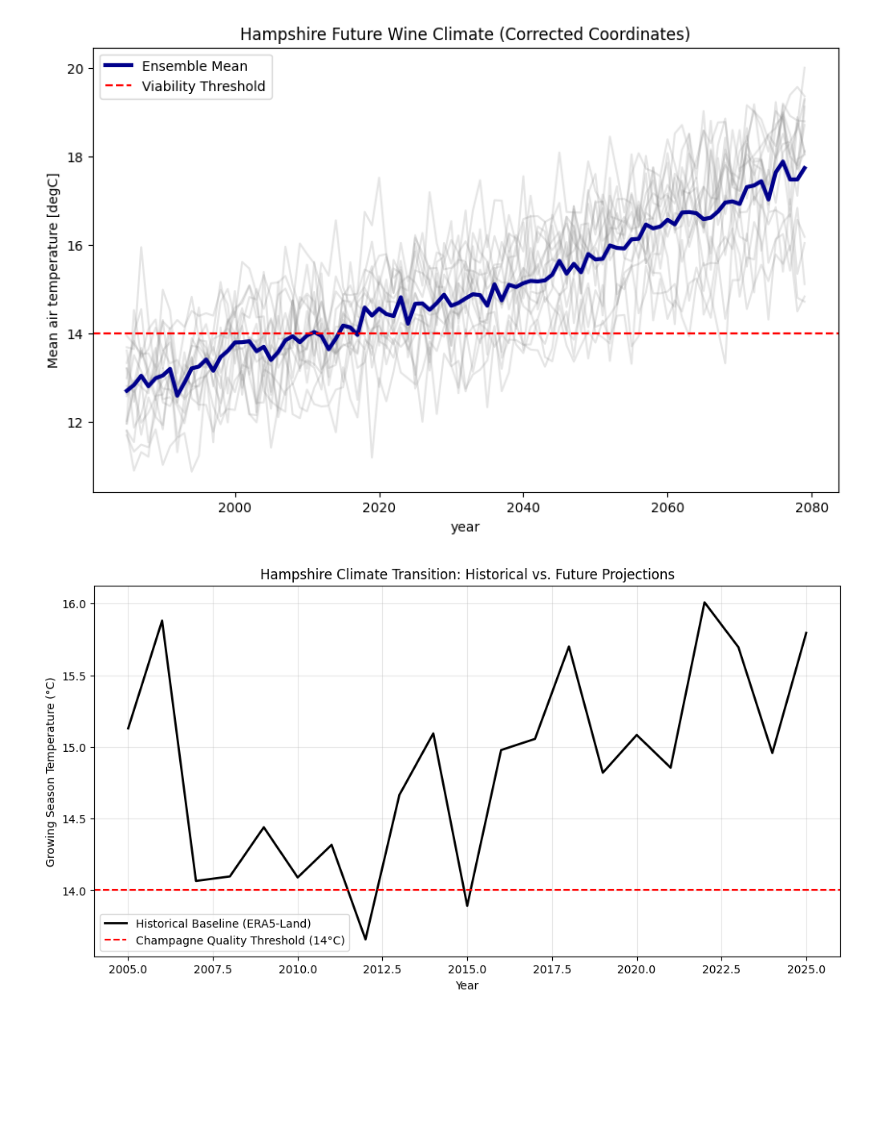
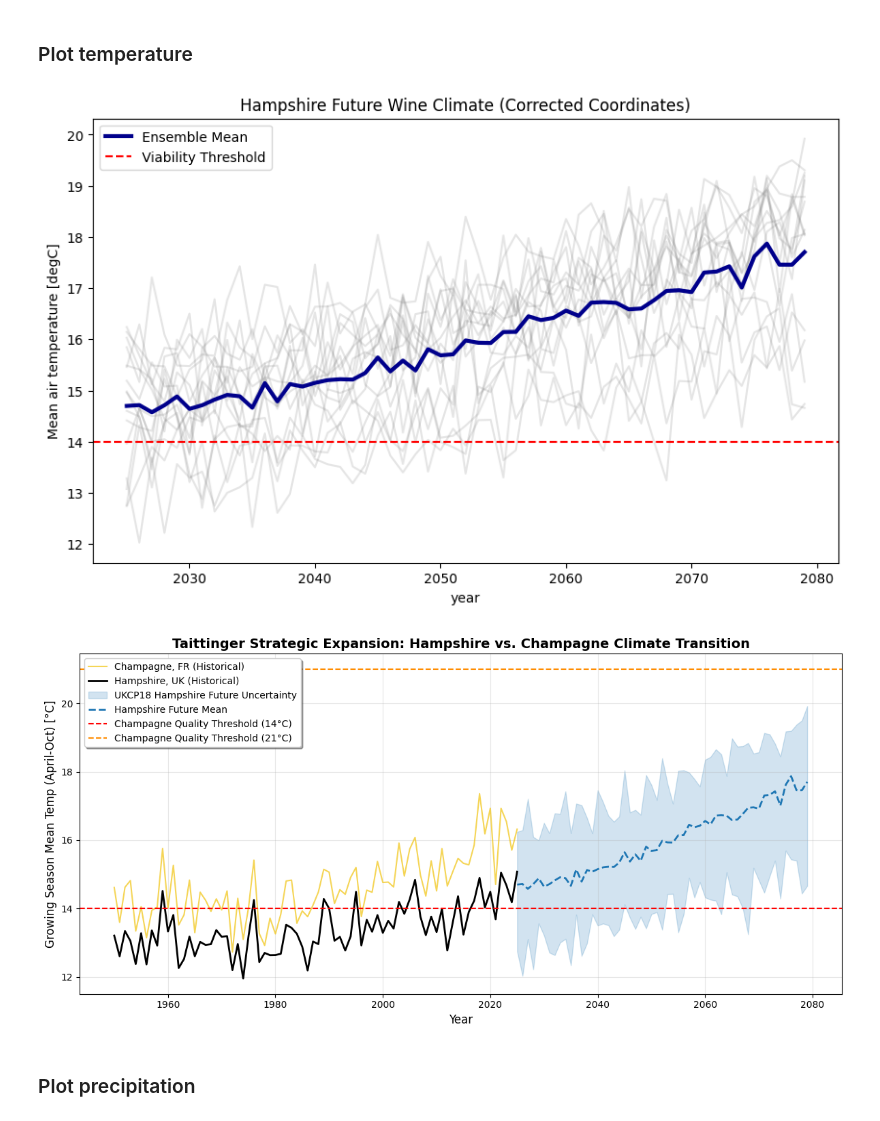
Before and after one commit to ada-th25/environmental-data-week1, a Jupyter notebook: winery_project.ipynb, the cells around one changed output. Cells and saved outputs as stored; diff of their text form; code cells hidden in the pictures; blank space fills up the shorter version.

Commit message:
Temp plot

```diff
--- a/winery_project.ipynb
+++ b/winery_project.ipynb
@@ -86,10 +214,12 @@ annual_gst_hist = gst_hist.mean(dim=['latitude', 'longitude']).groupby('time.yea
+# %% [markdown]
+### Plot temperature
 # %%
-
 # Load file
-ds = xr.open_dataset('/Users/th25/Downloads/UKCP-output/2026-01-06T14-43-25.nc')
+hampshire_projection = xr.open_dataset('/Users/th25/Downloads/UKCP-hampshire-projection/hampshire-projection.nc')
+champagne_projection = xr.open_dataset('/Users/th25/Downloads/champagne-temp-projection/champagne-temp-projection.nc')
 
 # Corrected Spatial Averaging
-ds_hampshire = ds.mean(dim=['projection_x_coordinate', 'projection_y_coordinate'])
+ds_hampshire = hampshire_projection.mean(dim=['projection_x_coordinate', 'projection_y_coordinate'])
 
 # Handle Units
 # Check if data is in Kelvin and convert to Celsius if needed
@@ -102,37 +232,64 @@ ds_gs = ds_hampshire.sel(time=ds_hampshire.time.dt.month.isin(range(4, 11)))
 
 # Annual Growing Season Temperature (GST)
 # We use 'ensemble_member' as the dimension name from your error message
-annual_gst = ds_gs.groupby('time.year').mean(dim='time')
+hampshire_future = ds_gs.groupby('time.year').mean(dim='time')
 
 plt.figure(figsize=(10, 6))
-for m in annual_gst.ensemble_member:
-    plt.plot(annual_gst.year, annual_gst.sel(ensemble_member=m).tas, color='gray', alpha=0.2)
-
-annual_gst.mean(dim='ensemble_member').tas.plot(color='darkblue', lw=3, label='Ensemble Mean')
+for m in hampshire_future.ensemble_member:
+    plt.plot(hampshire_future.year, hampshire_future.sel(ensemble_member=m).tas, color='gray', alpha=0.2)
+hampshire_future.mean(dim='ensemble_member').tas.plot(color='darkblue', lw=3, label='Ensemble Mean')
 plt.axhline(14.0, color='red', ls='--', label='Viability Threshold')
 plt.title("Hampshire Future Wine Climate (Corrected Coordinates)")
 plt.legend()
 plt.show()
 # %% [output]
-[figure, old version]
+[figure, new version]
+# %%
+hampshire_future = hampshire_future.rename({'tas': 'temp_c'})
+
+future_mean = hampshire_future.mean(dim='ensemble_member')
+future_min = hampshire_future.min(dim='ensemble_member')
+future_max = hampshire_future.max(dim='ensemble_member')
+# %%
+# Slice for Growing Season (April to October)
+gst_hist_hampshire = era5_hampshire.temp_c.sel(time=era5_hampshire.time.dt.month.isin(range(4, 11)))
+gst_hist_champagne = era5_champagne.temp_c.sel(time=era5_champagne.time.dt.month.isin(range(4, 11)))
+
+# Calculate the average for each year
+annual_gst_hist_hampshire = gst_hist_hampshire.mean(dim=['latitude', 'longitude']).groupby('time.year').mean()
+annual_gst_champagne = gst_hist_champagne.mean(dim=['latitude', 'longitude']).groupby('time.year').mean()
 # %%
 plt.figure(figsize=(12, 6))
 
-# Plot Phase A (Historical)
-annual_gst_hist.plot(label='Historical Baseline (ERA5-Land)', color='black', linewidth=2)
+# Plot Historical
+plt.plot(annual_gst_champagne.year, annual_gst_champagne,
+         label='Champagne, FR (Historical)', color='#f1c40f', linewidth=1.5, alpha=0.7)
+plt.plot(annual_gst_hist_hampshire.year, annual_gst_hist_hampshire,
+         label='Hampshire, UK (Historical)', color='black', linewidth=2)
 
-# Plot Phase B (Future UKCP18)
-# Assuming you have 'ds_future' loaded from your other files
-# ds_future.plot(hue='ensemble_member', add_legend=False, alpha=0.3)
+# Plot Future UKCP18
+# Shaded area for uncertainty (the 16 ensemble members)
+plt.fill_between(future_mean.year, future_min.temp_c, future_max.temp_c,
+                 color='tab:blue', alpha=0.2, label='UKCP18 Hampshire Future Uncertainty')
 
-# The "Champagne Line"
+# Thick line for the future mean
+plt.plot(future_mean.year, future_mean.temp_c,
+         label='Hampshire Future Mean', color='tab:blue', linewidth=2, linestyle='--')
+
+# The "Champagne Line" (thresholds for quality champagne production)
 plt.axhline(14.0, color='red', linestyle='--', label='Champagne Quality Threshold (14°C)')
+plt.axhline(21.0, color='darkorange', linestyle='--', label='Champagne Quality Threshold (21°C)')
 
-plt.title("Hampshire Climate Transition: Historical vs. Future Projections")
-plt.ylabel("Growing Season Temperature (°C)")
-plt.xlabel("Year")
-plt.legend()
-plt.grid(alpha=0.3)
+plt.title("Taittinger Strategic Expansion: Hampshire vs. Champagne Climate Transition", fontsize=14, fontweight='bold')
+plt.ylabel("Growing Season Mean Temp (April-Oct) [°C]", fontsize=12)
+plt.xlabel("Year", fontsize=12)
+
+plt.legend(loc='upper left', frameon=True, shadow=True)
+plt.grid(True, alpha=0.3)
+plt.tight_layout()
+
 plt.show()
 # %% [output]
-[figure, old version]
+[figure, new version]
+# %% [markdown]
+### Plot precipitation
```
Also changed, not shown: parts of 9 cells of this notebook.
